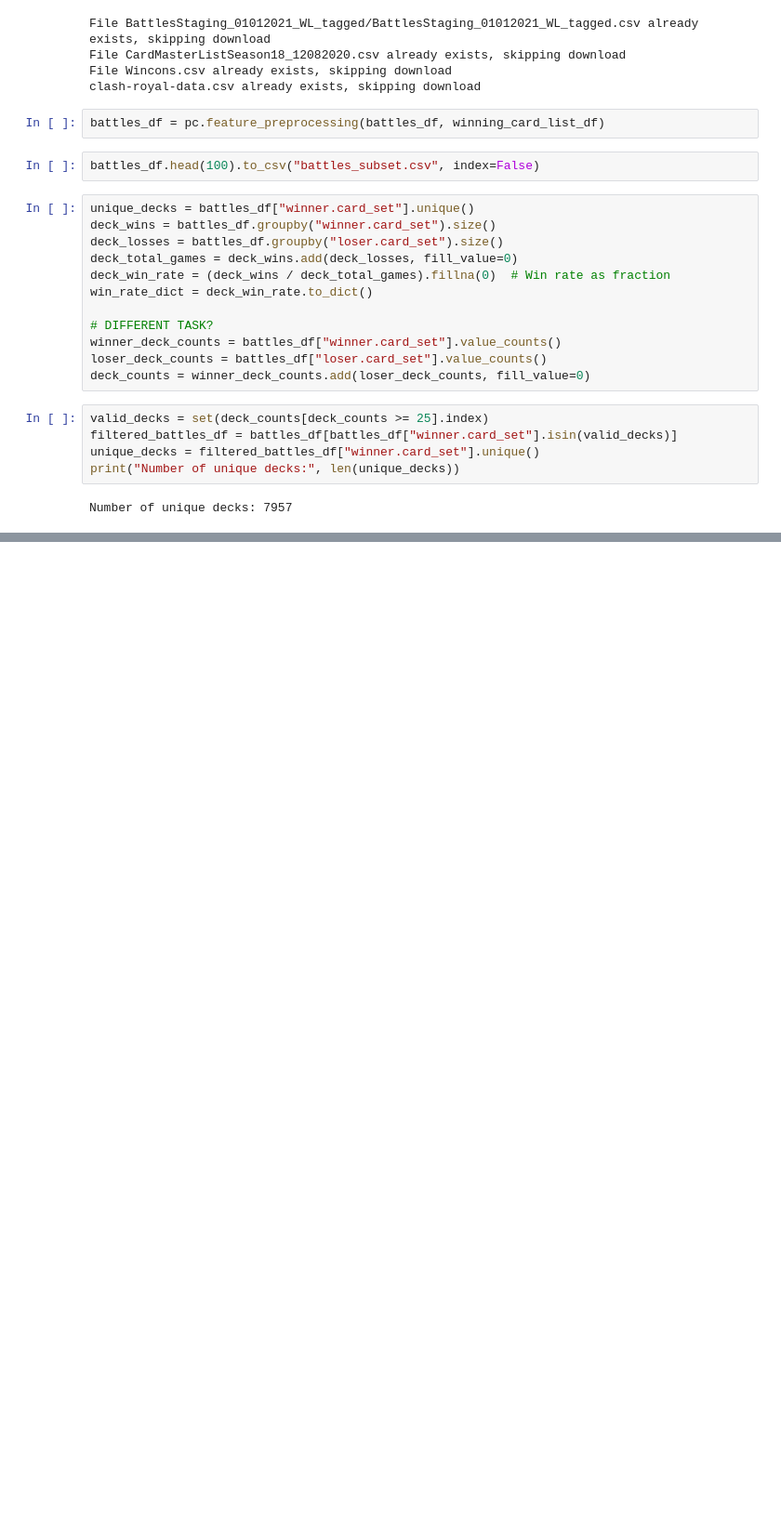
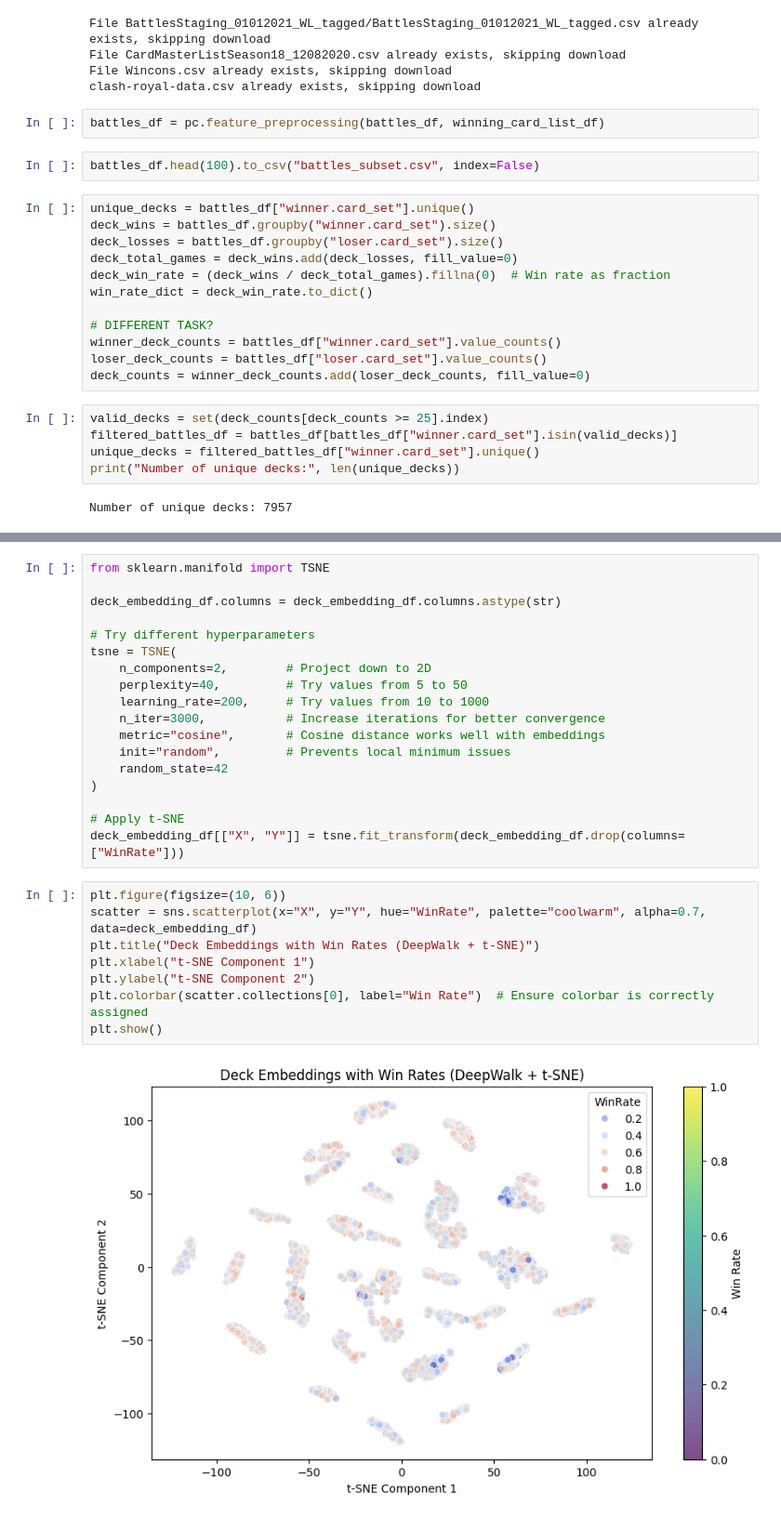
Before and after one commit to Av0cat0/Clash-Royale-Causal-analysis, a Jupyter notebook: project-roni.ipynb, the cells around one changed output, grey strips where cells are left out. Shown: that part at 93% size. Drawn from its saved outputs; the diff is of its cells as text; blank space fills up the shorter version.

```diff
--- a/project-roni.ipynb
+++ b/project-roni.ipynb
@@ -104,0 +98,28 @@ plt.show()
+# %%
+from sklearn.manifold import TSNE
+
+deck_embedding_df.columns = deck_embedding_df.columns.astype(str)
+
+# Try different hyperparameters
+tsne = TSNE(
+    n_components=2,        # Project down to 2D
+    perplexity=40,         # Try values from 5 to 50
+    learning_rate=200,     # Try values from 10 to 1000
+    n_iter=3000,           # Increase iterations for better convergence
+    metric="cosine",       # Cosine distance works well with embeddings
+    init="random",         # Prevents local minimum issues
+    random_state=42
+)
+
+# Apply t-SNE
+deck_embedding_df[["X", "Y"]] = tsne.fit_transform(deck_embedding_df.drop(columns=["WinRate"]))
+# %%
+plt.figure(figsize=(10, 6))
+scatter = sns.scatterplot(x="X", y="Y", hue="WinRate", palette="coolwarm", alpha=0.7, data=deck_embedding_df)
+plt.title("Deck Embeddings with Win Rates (DeepWalk + t-SNE)")
+plt.xlabel("t-SNE Component 1")
+plt.ylabel("t-SNE Component 2")
+plt.colorbar(scatter.collections[0], label="Win Rate")  # Ensure colorbar is correctly assigned
+plt.show()
+# %% [output]
+[figure, added]
```
Also changed, not shown: parts of 2 cells of this notebook, 1 other file.
